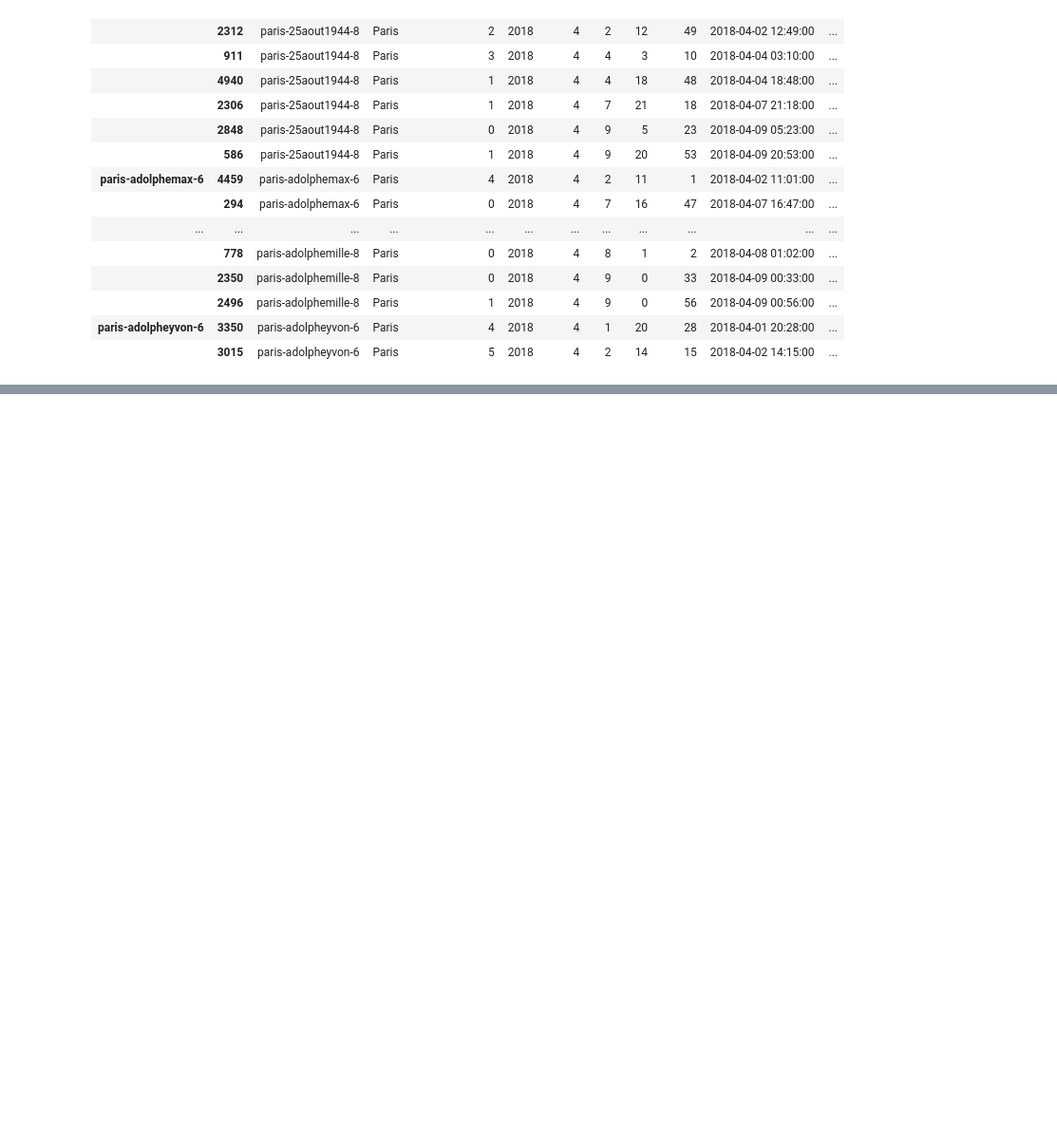
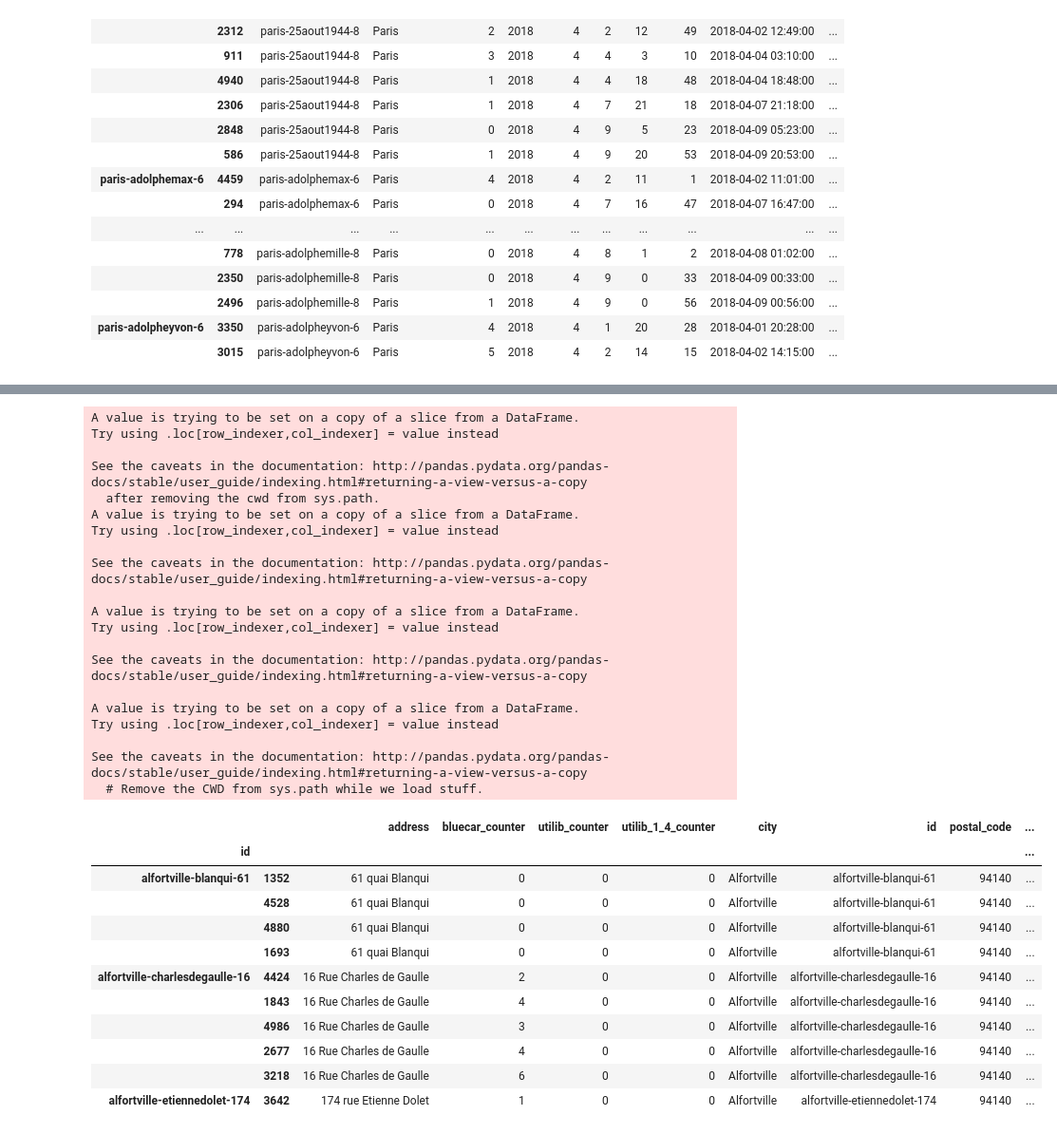
Before and after one commit to mmalinda/Autolib-EDA, a Jupyter notebook: Moringa_Data_Science_Prep_W4_Independent_Project_2019_11_Mutanu_Malinda_Python.ipynb, the cells around one changed output, grey strips where cells are left out. Shown: that part at 95% size. Drawn from its saved outputs; the diff is of its cells as text; code cells hidden in the pictures; blank space fills up the shorter version.

Commit message:
Answering questions

```diff
--- a/Moringa_Data_Science_Prep_W4_Independent_Project_2019_11_Mutanu_Malinda_Python.ipynb
+++ b/Moringa_Data_Science_Prep_W4_Independent_Project_2019_11_Mutanu_Malinda_Python.ipynb
@@ -510,0 +531,53 @@ Name: car_diff, dtype: float64
+# %%
+# Creating a dataframe to answer the rest of the questions
+a = df[['address', 'bluecar_counter', 'utilib_counter', 'utilib_1_4_counter', 'city', 'id',
+       'postal_code', 'year', 'month', 'day', 'hour', 'minute']]
+
+a['datetime'] = pd.to_datetime(a[['year','month','day','hour','minute']])
+
+a['bluecar_diff'] = a.sort_values(['datetime']).groupby(['id']).bluecar_counter.apply(lambda x: x - x.shift(1))
+
+a['utilib_diff'] = a.sort_values(['datetime']).groupby(['id']).utilib_counter.apply(lambda x: x - x.shift(1))
+
+a['utilib_1_4_diff'] = a.sort_values(['datetime']).groupby(['id']).utilib_1_4_counter.apply(lambda x: x - x.shift(1))
+
+a = a.groupby(["id"]).apply(lambda x: x.sort_values(['datetime']))
+
+a['bluecar_pick_up'] = a[a['bluecar_diff'] < 0].bluecar_diff.abs()
+
+a['total_diff'] = a['bluecar_diff'].abs() + a['utilib_diff'].abs() + a['utilib_1_4_diff'].abs()
+
+a.head(10)
+# %% [output]
+A value is trying to be set on a copy of a slice from a DataFrame.
+Try using .loc[row_indexer,col_indexer] = value instead
+
+See the caveats in the documentation: http://pandas.pydata.org/pandas-docs/stable/user_guide/indexing.html#returning-a-view-versus-a-copy
+  after removing the cwd from sys.path.
+A value is trying to be set on a copy of a slice from a DataFrame.
+Try using .loc[row_indexer,col_indexer] = value instead
+
+See the caveats in the documentation: http://pandas.pydata.org/pandas-docs/stable/user_guide/indexing.html#returning-a-view-versus-a-copy
+
+A value is trying to be set on a copy of a slice from a DataFrame.
+Try using .loc[row_indexer,col_indexer] = value instead
+
+See the caveats in the documentation: http://pandas.pydata.org/pandas-docs/stable/user_guide/indexing.html#returning-a-view-versus-a-copy
+
+A value is trying to be set on a copy of a slice from a DataFrame.
+Try using .loc[row_indexer,col_indexer] = value instead
+
+See the caveats in the documentation: http://pandas.pydata.org/pandas-docs/stable/user_guide/indexing.html#returning-a-view-versus-a-copy
+  # Remove the CWD from sys.path while we load stuff.
+|  |  | address | bluecar_counter | utilib_counter | utilib_1_4_counter | city | id | postal_code | ... |
+| id |  |  |  |  |  |  |  |  | ... |
+| alfortville-blanqui-61 | 1352 | 61 quai Blanqui | 0 | 0 | 0 | Alfortville | alfortville-blanqui-61 | 94140 | ... |
+|  | 4528 | 61 quai Blanqui | 0 | 0 | 0 | Alfortville | alfortville-blanqui-61 | 94140 | ... |
+|  | 4880 | 61 quai Blanqui | 0 | 0 | 0 | Alfortville | alfortville-blanqui-61 | 94140 | ... |
+|  | 1693 | 61 quai Blanqui | 0 | 0 | 0 | Alfortville | alfortville-blanqui-61 | 94140 | ... |
+| alfortville-charlesdegaulle-16 | 4424 | 16 Rue Charles de Gaulle | 2 | 0 | 0 | Alfortville | alfortville-charlesdegaulle-16 | 94140 | ... |
+|  | 1843 | 16 Rue Charles de Gaulle | 4 | 0 | 0 | Alfortville | alfortville-charlesdegaulle-16 | 94140 | ... |
+|  | 4986 | 16 Rue Charles de Gaulle | 3 | 0 | 0 | Alfortville | alfortville-charlesdegaulle-16 | 94140 | ... |
+|  | 2677 | 16 Rue Charles de Gaulle | 4 | 0 | 0 | Alfortville | alfortville-charlesdegaulle-16 | 94140 | ... |
+|  | 3218 | 16 Rue Charles de Gaulle | 6 | 0 | 0 | Alfortville | alfortville-charlesdegaulle-16 | 94140 | ... |
+| alfortville-etiennedolet-174 | 3642 | 174 rue Etienne Dolet | 1 | 0 | 0 | Alfortville | alfortville-etiennedolet-174 | 94140 | ... |
```
Also changed, not shown: parts of 17 cells of this notebook.
